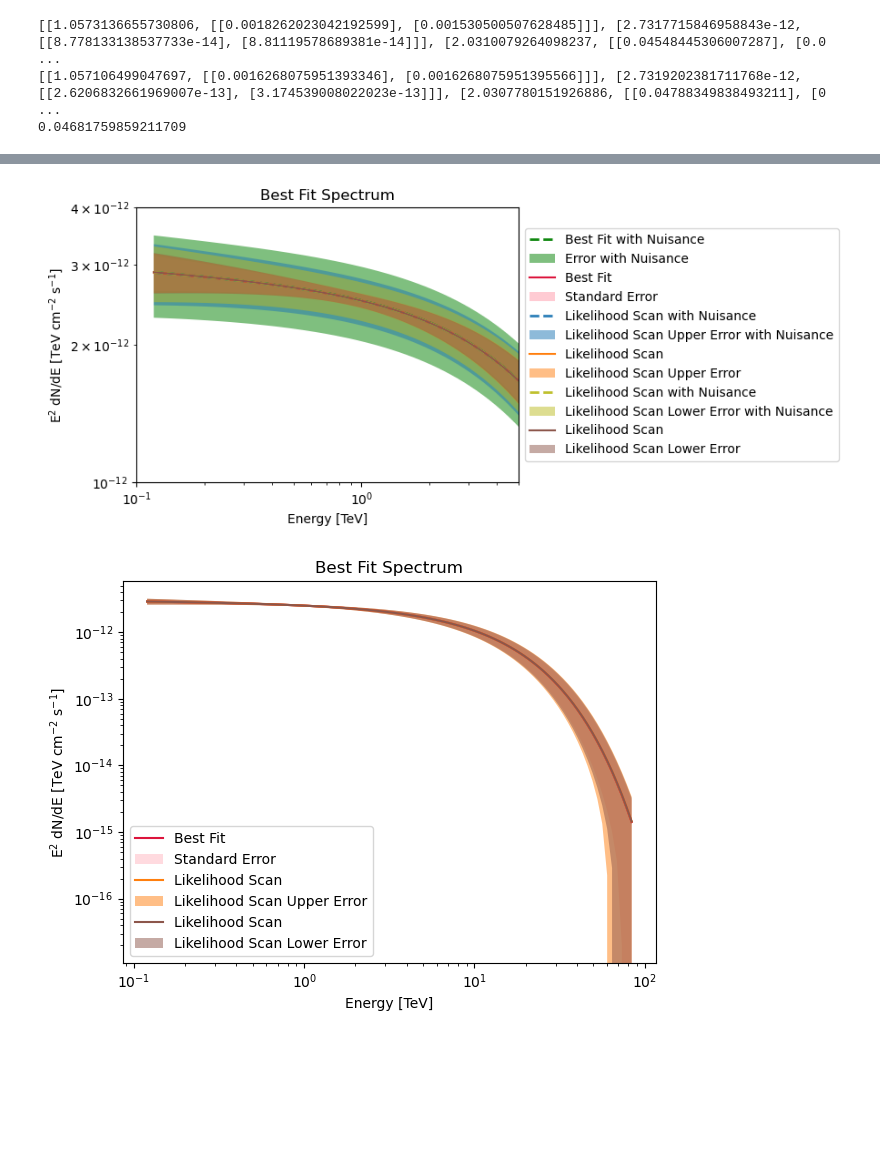
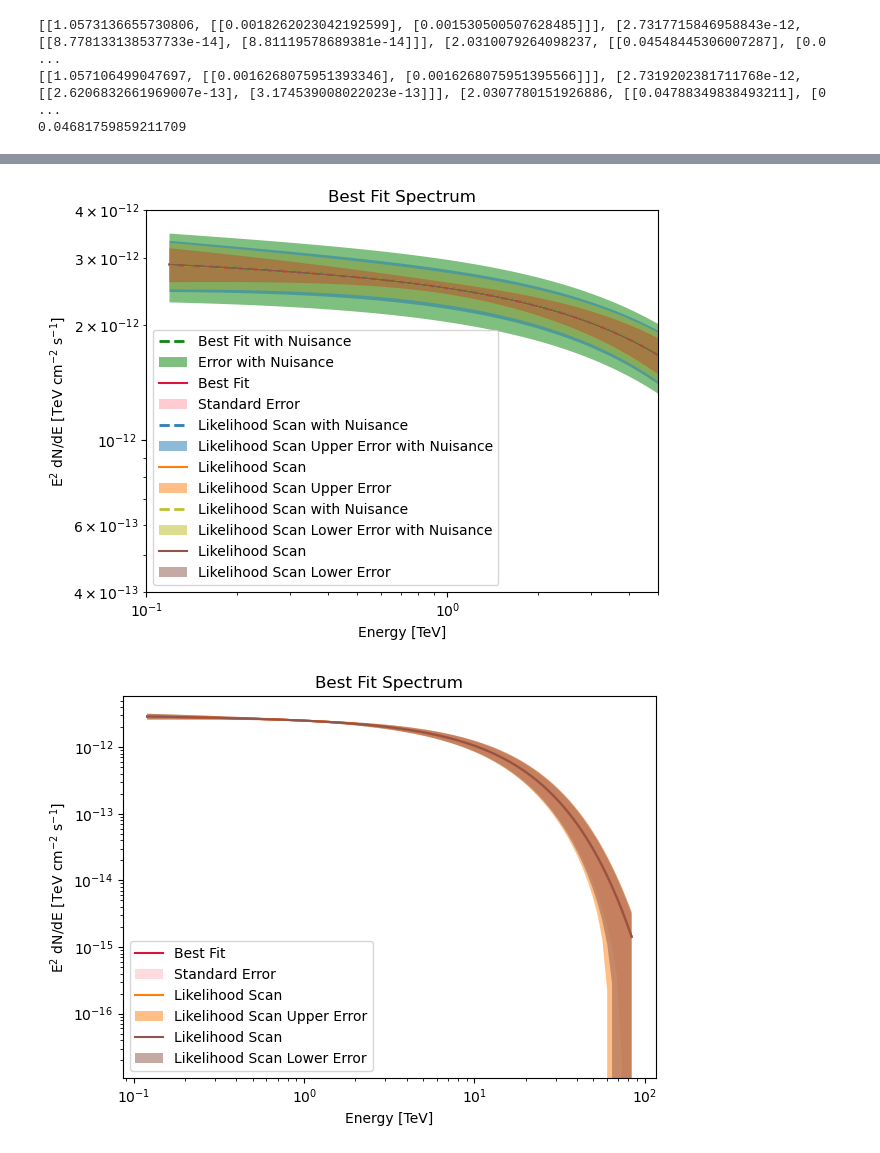
Before and after one commit to LudwigPeschik/nuisance_summary, a Jupyter notebook: Eff_area/Galactic Centre/1b_eff_area_standard.ipynb, the cells around one changed output, grey strips where cells are left out. Saved outputs shown, nothing was run; the diff lists cells and outputs as text; code cells hidden in the pictures; blank space fills up the shorter version.

Commit message:
GC Asym Error Plots prepared

```diff
--- a/Eff_area/Galactic Centre/1b_eff_area_standard.ipynb
+++ b/Eff_area/Galactic Centre/1b_eff_area_standard.ipynb
@@ -862,7 +862,7 @@ fig.savefig("plots/1b_spectra_asym_error_full.pdf")
 true_energy = dataset_standard_N.exposure.geom.axes[0].center.value
 
 
-fig,ax = plt.subplots(figsize = (9,4))
+fig,ax = plt.subplots()#figsize = (9,4))
 
 energy_bounds = energy_bounds =(true_energy[0], true_energy[-1] ) * u.TeV
 
@@ -955,36 +955,36 @@ dataset_standard_N.models[0].parameters['amplitude'].error = asymmetric_error_N_
 dataset_standard_N.models[0].parameters['index'].value = asymmetric_error_N_array[2][0]
 dataset_standard_N.models[0].parameters['index'].error = asymmetric_error_N_array[2][1][0][0]
 dataset_standard_N.models[0].parameters['lambda_'].value = asymmetric_error_N_array[3][0]
 dataset_standard_N.models[0].parameters['lambda_'].error = asymmetric_error_N_array[3][1][0][0]
 
 dataset_standard_N.models[0].spectral_model.plot(energy_bounds,  energy_power = 2, ax = ax,
                                                        color='tab:olive',
                                                          label="Likelihood Scan with Nuisance",
                                                         alpha = 0.95,
                                                        linestyle='dashed', linewidth= 2)
 dataset_standard_N.models[0].spectral_model.plot_error(energy_bounds,  energy_power = 2, ax = ax,
                                                        facecolor='tab:olive',
                                                          label="Likelihood Scan Lower Error with Nuisance",
                                                         alpha = 0.5)
 dataset_standard.models[0].spectral_model.plot(energy_bounds,  energy_power = 2, ax = ax,
                                 label = "Likelihood Scan", color = "tab:brown")
 dataset_standard.models[0].spectral_model.plot_error(energy_bounds,  energy_power = 2, ax = ax,
                                                        facecolor='tab:brown',
                                                           alpha = 0.5,
                                                           label= "Likelihood Scan Lower Error"
                                                          )
 
 
 
-ax.set_ylim([1e-12,4e-12]); ax.set_xlim([0.1, 5])
-plt.legend(loc='center left', bbox_to_anchor=(1, 0.5))
+ax.set_ylim([0.4e-12,4e-12]); ax.set_xlim([0.1, 5])
+plt.legend()#loc='center left', bbox_to_anchor=(1, 0.5))
 ax.set_ylabel('E$^2$ dN/dE [TeV cm$^{-2}$ s$^{-1}$]')
 plt.title("Best Fit Spectrum")
 plt.tight_layout()
 fig = plt.gcf()
 fig.savefig("plots/1b_spectra_asym_error_full_zoom.pdf")
 # %% [output]
-[figure, old version]
+[figure, new version]
 # %%
 true_energy = dataset_standard_N.exposure.geom.axes[0].center.value
 
```
Also changed, not shown: parts of 7 cells of this notebook, 16 other files.
